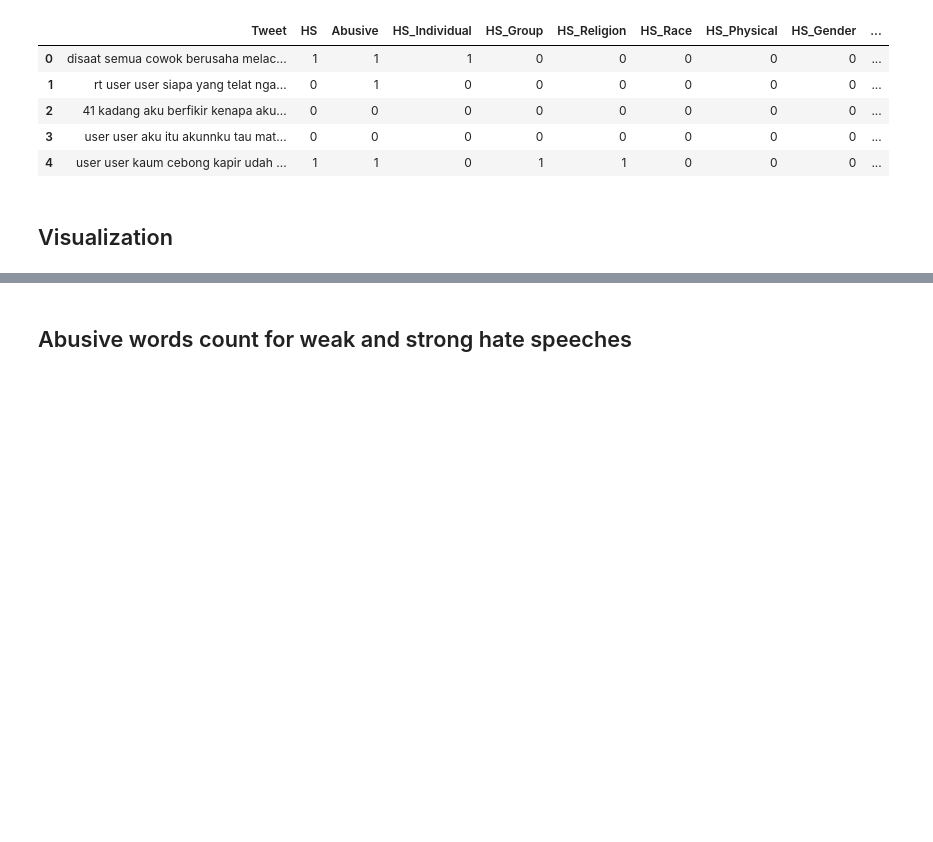
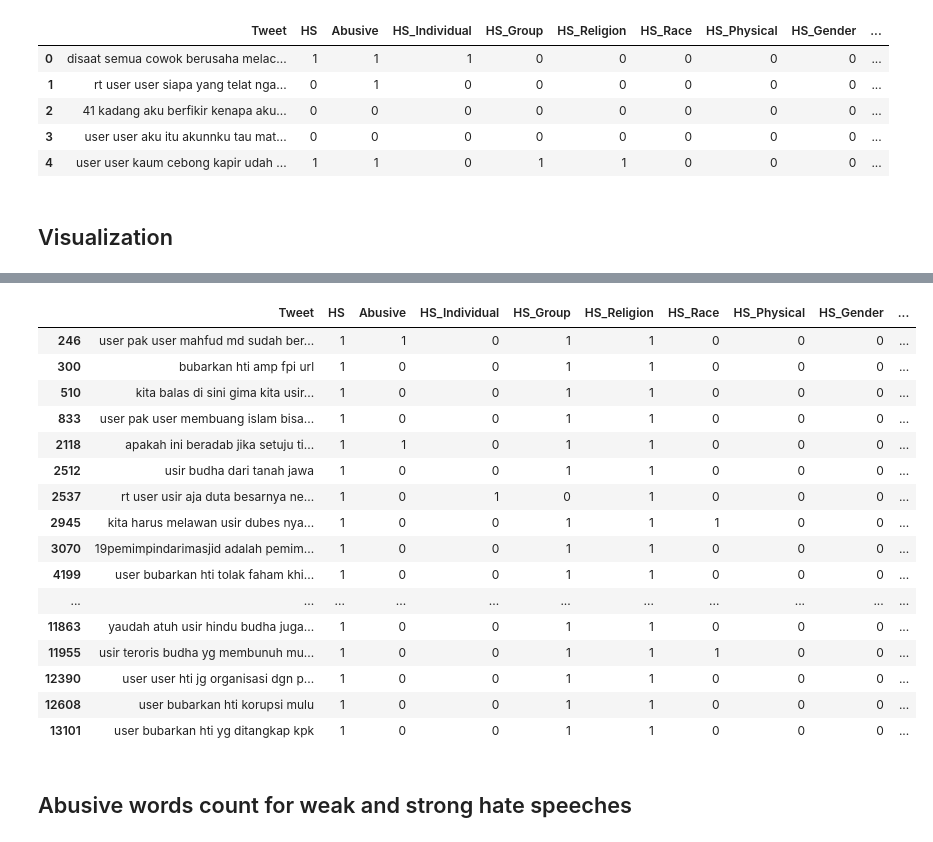
Before and after one commit to pasasageyo18/Binar-Challenge-Gold-Processing-Data, a Jupyter notebook: challenge.ipynb, the cells around one changed output, grey strips where cells are left out. Cells and saved outputs as stored; diff of their text form; code cells hidden in the pictures; blank space fills up the shorter version.

```diff
--- a/challenge.ipynb
+++ b/challenge.ipynb
@@ -292,3 +276,23 @@ filtered_strong_individual_HS_data
+# %%
+filtered_strong_religion_HS_data
+# %% [output]
+|  | Tweet | HS | Abusive | HS_Individual | HS_Group | HS_Religion | HS_Race | HS_Physical | HS_Gender | ... |
+| 246 | user pak user mahfud md sudah ber... | 1 | 1 | 0 | 1 | 1 | 0 | 0 | 0 | ... |
+| 300 | bubarkan hti amp fpi url | 1 | 0 | 0 | 1 | 1 | 0 | 0 | 0 | ... |
+| 510 | kita balas di sini gima kita usir... | 1 | 0 | 0 | 1 | 1 | 0 | 0 | 0 | ... |
+| 833 | user pak user membuang islam bisa... | 1 | 0 | 0 | 1 | 1 | 0 | 0 | 0 | ... |
+| 2118 | apakah ini beradab jika setuju ti... | 1 | 1 | 0 | 1 | 1 | 0 | 0 | 0 | ... |
+| 2512 | usir budha dari tanah jawa | 1 | 0 | 0 | 1 | 1 | 0 | 0 | 0 | ... |
+| 2537 | rt user usir aja duta besarnya ne... | 1 | 0 | 1 | 0 | 1 | 0 | 0 | 0 | ... |
+| 2945 | kita harus melawan usir dubes nya... | 1 | 0 | 0 | 1 | 1 | 1 | 0 | 0 | ... |
+| 3070 | 19pemimpindarimasjid adalah pemim... | 1 | 0 | 0 | 1 | 1 | 0 | 0 | 0 | ... |
+| 4199 | user bubarkan hti tolak faham khi... | 1 | 0 | 0 | 1 | 1 | 0 | 0 | 0 | ... |
+| ... | ... | ... | ... | ... | ... | ... | ... | ... | ... | ... |
+| 11863 | yaudah atuh usir hindu budha juga... | 1 | 0 | 0 | 1 | 1 | 0 | 0 | 0 | ... |
+| 11955 | usir teroris budha yg membunuh mu... | 1 | 0 | 0 | 1 | 1 | 1 | 0 | 0 | ... |
+| 12390 | user user hti jg organisasi dgn p... | 1 | 0 | 0 | 1 | 1 | 0 | 0 | 0 | ... |
+| 12608 | user bubarkan hti korupsi mulu | 1 | 0 | 0 | 1 | 1 | 0 | 0 | 0 | ... |
+| 13101 | user bubarkan hti yg ditangkap kpk | 1 | 0 | 0 | 1 | 1 | 0 | 0 | 0 | ... |
 # %% [markdown]
 ## Abusive words count for weak and strong hate speeches
 # %%
```
Also changed, not shown: parts of 4 cells of this notebook.
